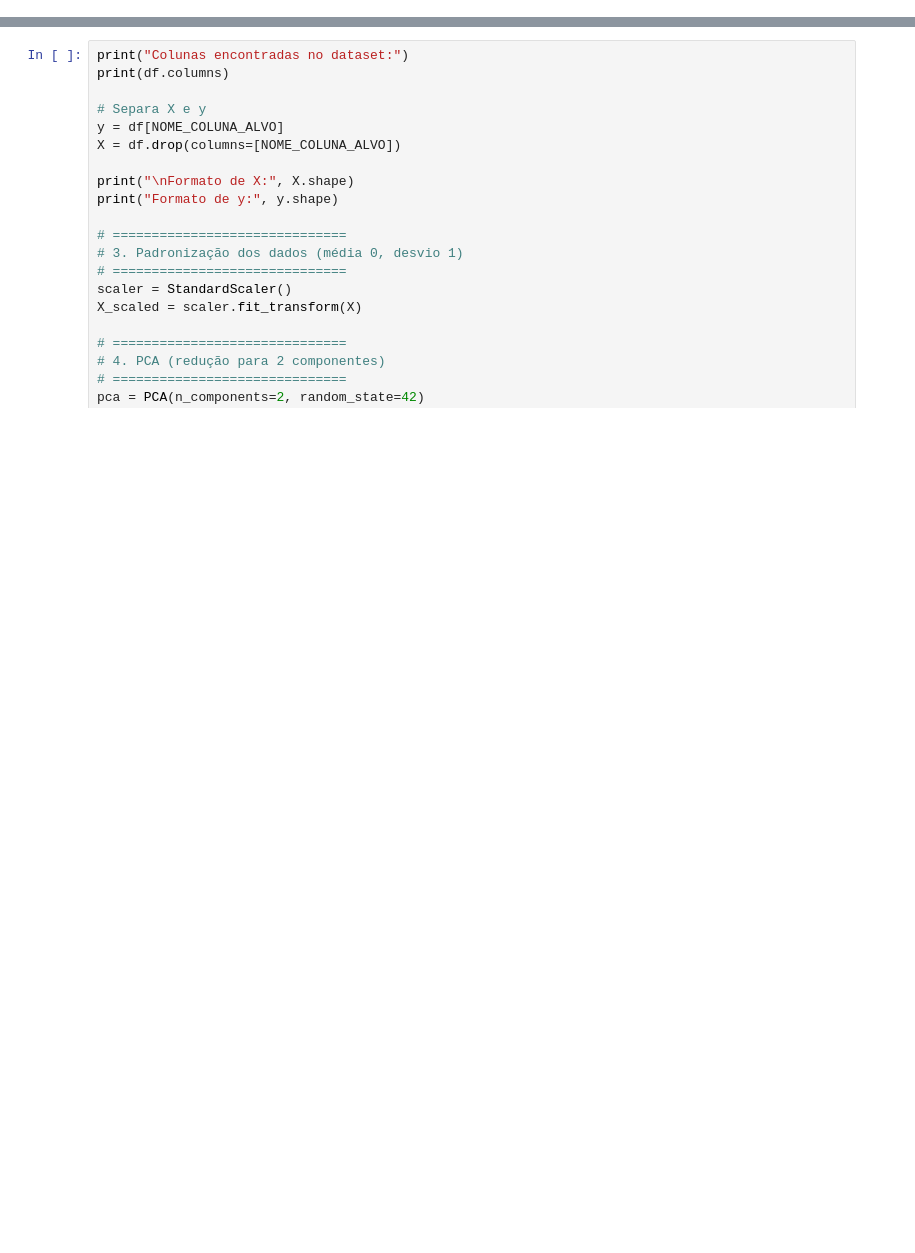
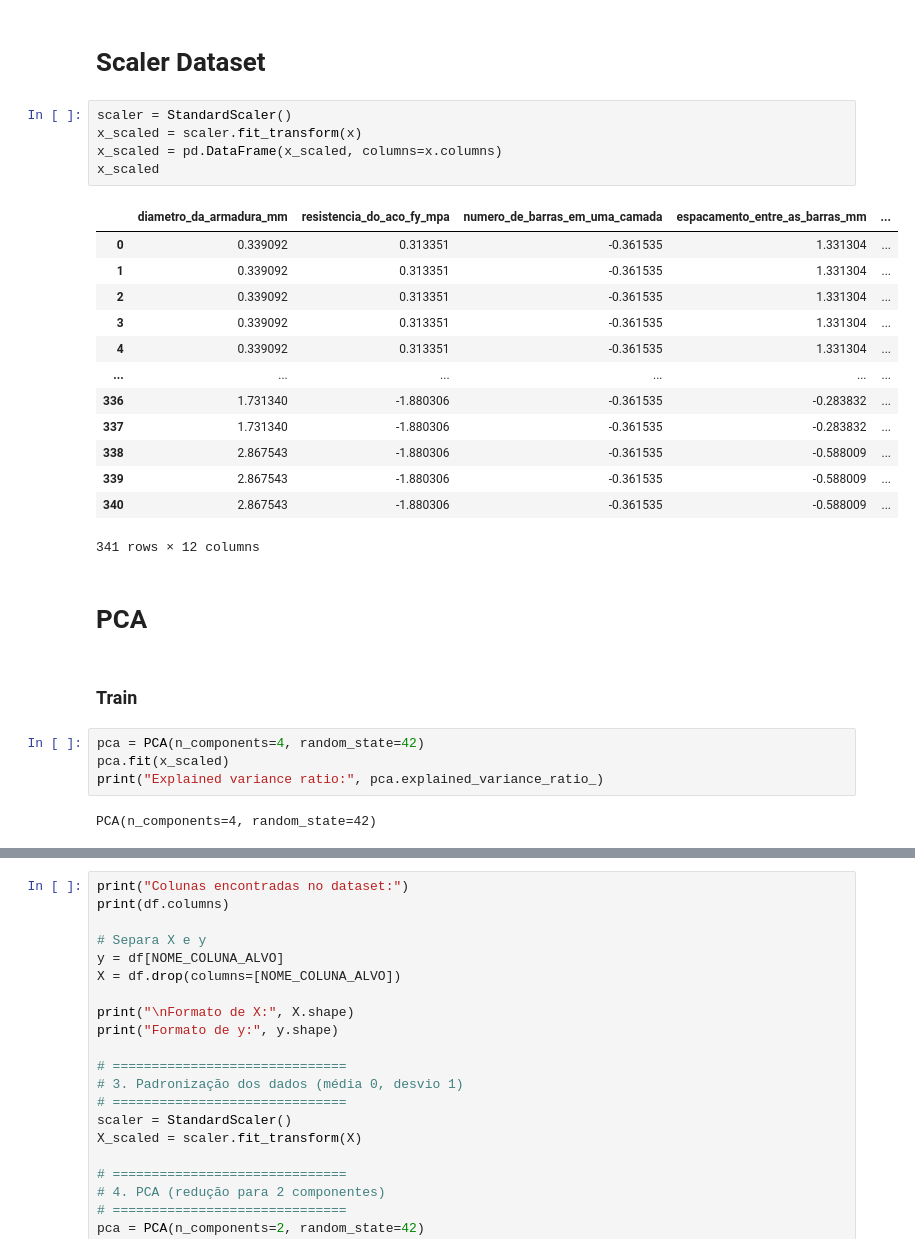
Before and after one commit to wmpjrufg/crack_prediction_symbolic_regression, a Jupyter notebook: pca_tsne.ipynb, the cells around one changed output, grey strips where cells are left out. Cells and saved outputs as stored; diff of their text form; blank space fills up the shorter version.

```diff
--- a/pca_tsne.ipynb
+++ b/pca_tsne.ipynb
@@ -41,0 +60,31 @@ df
+# %% [markdown]
+# Scaler Dataset
+# %%
+scaler = StandardScaler()
+x_scaled = scaler.fit_transform(x)
+x_scaled = pd.DataFrame(x_scaled, columns=x.columns)
+x_scaled
+# %% [output]
+|  | diametro_da_armadura_mm | resistencia_do_aco_fy_mpa | numero_de_barras_em_uma_camada | espacamento_entre_as_barras_mm | ... |
+| 0 | 0.339092 | 0.313351 | -0.361535 | 1.331304 | ... |
+| 1 | 0.339092 | 0.313351 | -0.361535 | 1.331304 | ... |
+| 2 | 0.339092 | 0.313351 | -0.361535 | 1.331304 | ... |
+| 3 | 0.339092 | 0.313351 | -0.361535 | 1.331304 | ... |
+| 4 | 0.339092 | 0.313351 | -0.361535 | 1.331304 | ... |
+| ... | ... | ... | ... | ... | ... |
+| 336 | 1.731340 | -1.880306 | -0.361535 | -0.283832 | ... |
+| 337 | 1.731340 | -1.880306 | -0.361535 | -0.283832 | ... |
+| 338 | 2.867543 | -1.880306 | -0.361535 | -0.588009 | ... |
+| 339 | 2.867543 | -1.880306 | -0.361535 | -0.588009 | ... |
+| 340 | 2.867543 | -1.880306 | -0.361535 | -0.588009 | ... |
+341 rows × 12 columns
+# %% [markdown]
+# PCA
+# %% [markdown]
+### Train
+# %%
+pca = PCA(n_components=4, random_state=42)
+pca.fit(x_scaled)
+print("Explained variance ratio:", pca.explained_variance_ratio_)
+# %% [output]
+PCA(n_components=4, random_state=42)
```
Also changed, not shown: parts of 14 cells of this notebook, 7 other files.
